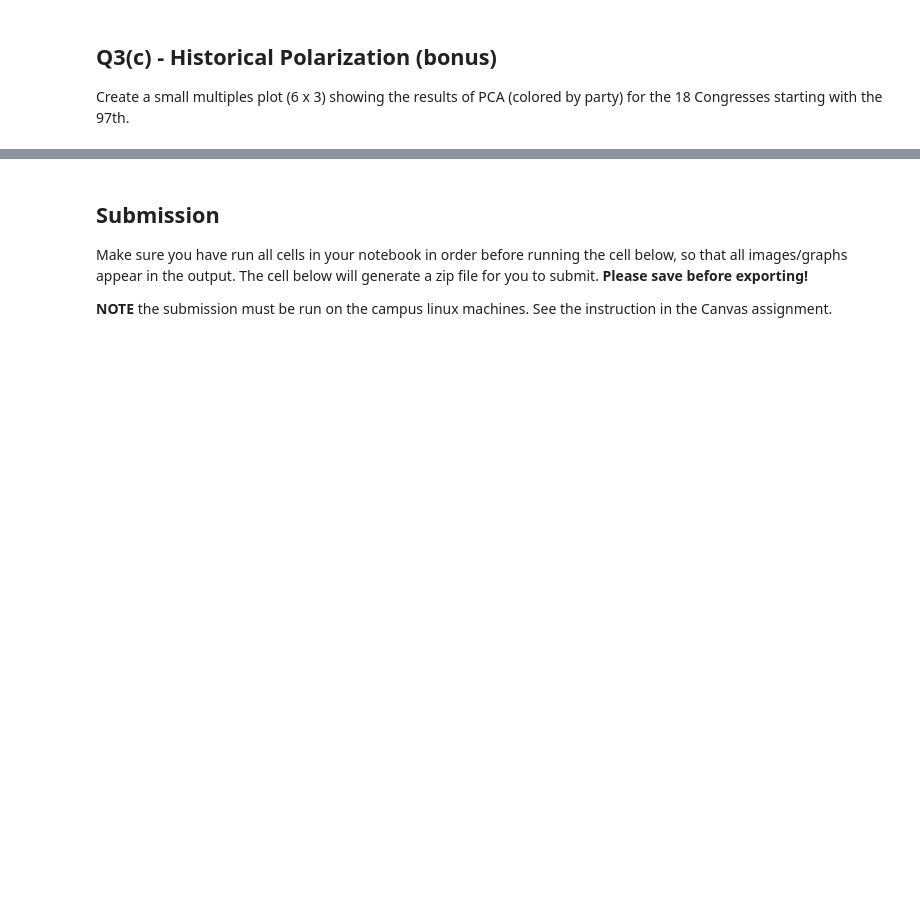
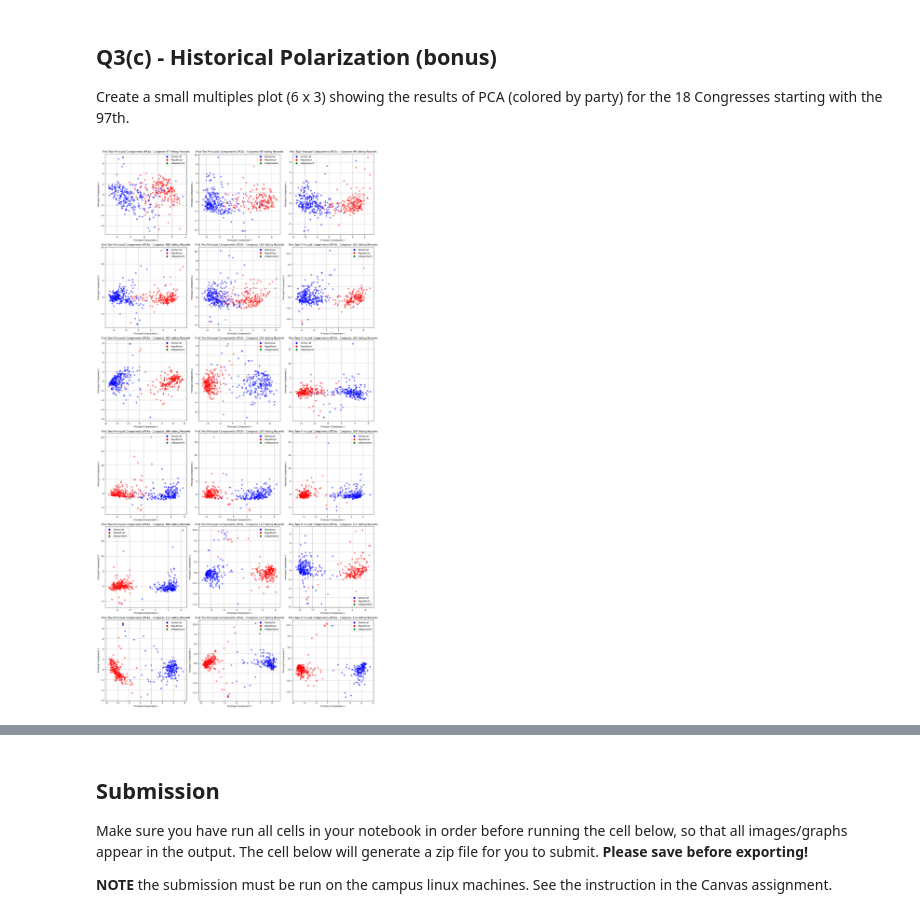
Before and after one commit to Spades5665/MTUClasses, a Jupyter notebook: CS4821-DataMining/a3/a3-4821.ipynb, the cells around one changed output, grey strips where cells are left out. Drawn from its saved outputs; the diff is of its cells as text; code cells hidden in the pictures; blank space fills up the shorter version.

```diff
--- a/CS4821-DataMining/a3/a3-4821.ipynb
+++ b/CS4821-DataMining/a3/a3-4821.ipynb
@@ -802,6 +794,20 @@ grader.check("q3b")
 Create a small multiples plot (6 x 3) showing the results of PCA (colored by party) for the 18 Congresses starting with the 97th.
 # %%
 # Create small multiples plot
+# Read in votes data into DataFrame
+
+plt.figure(figsize=(18, 36))
+for i, congressID in enumerate(range(97, 115)):
+    csv = "congress/H" + str(congressID) + "_votes.csv"
+    votes = pd.read_csv(csv)
+    scaler = StandardScaler()
+    votes_sc = scaler.fit_transform(votes.drop(votes.columns[:8], axis=1))
+    plt.subplot(6, 3, i + 1)
+    plotPCA(votes_sc, congressID)
+plt.tight_layout()
+plt.show()
+# %% [output]
+[figure, added]
 # %% [markdown]
 <!-- END QUESTION -->
 # %% [markdown]
```
Also changed, not shown: parts of 6 cells of this notebook.
